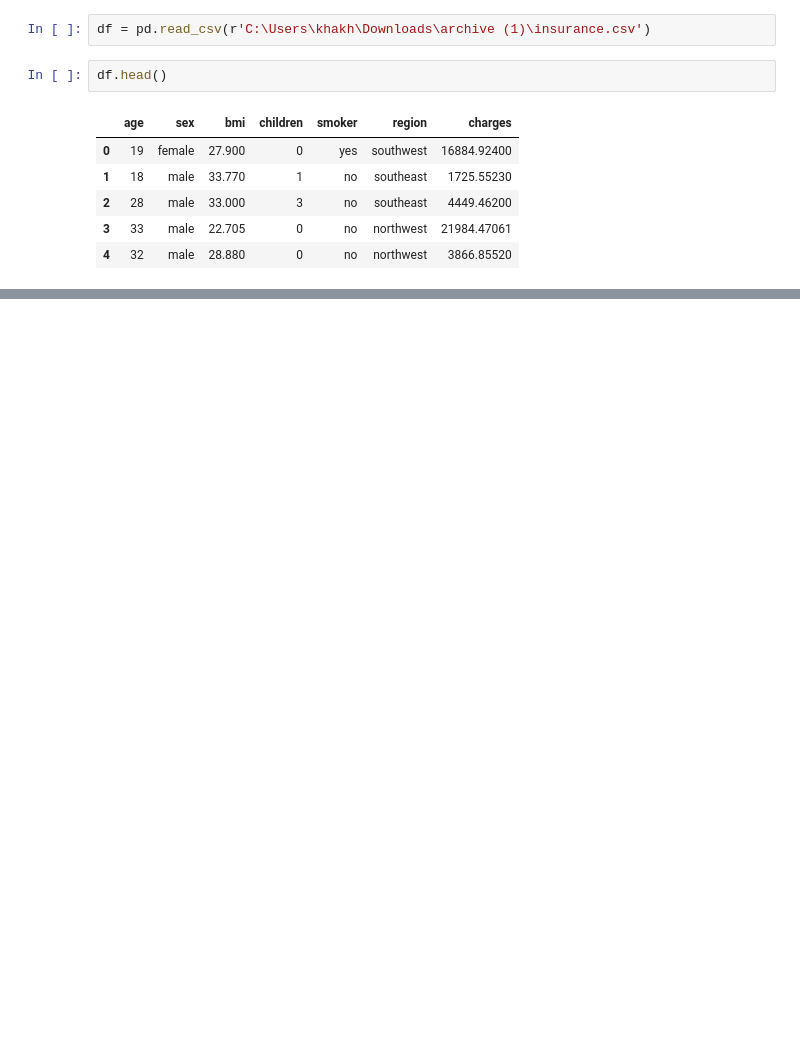
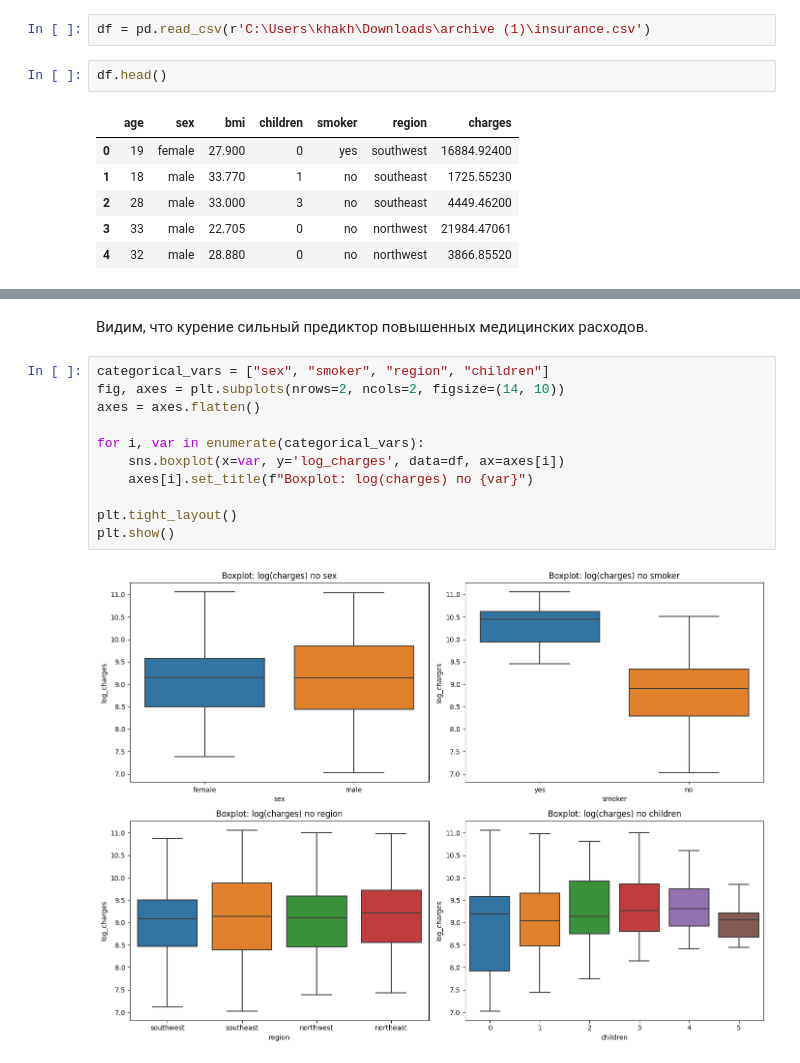
Before and after one commit to Jenevi/ml-practice, a Jupyter notebook: MCPD/notebook.ipynb, the cells around one changed output, grey strips where cells are left out. Cells and saved outputs as stored; diff of their text form; blank space fills up the shorter version.

```diff
--- a/MCPD/notebook.ipynb
+++ b/MCPD/notebook.ipynb
@@ -13,0 +105,15 @@ df.head()
+# %% [markdown]
+Видим, что курение сильный предиктор повышенных медицинских расходов.
+# %%
+categorical_vars = ["sex", "smoker", "region", "children"]
+fig, axes = plt.subplots(nrows=2, ncols=2, figsize=(14, 10))
+axes = axes.flatten()
+
+for i, var in enumerate(categorical_vars):
+    sns.boxplot(x=var, y='log_charges', data=df, ax=axes[i])
+    axes[i].set_title(f"Boxplot: log(charges) по {var}")
+
+plt.tight_layout()
+plt.show()
+# %% [output]
+[figure, added]
```
Also changed, not shown: parts of 21 cells of this notebook.
